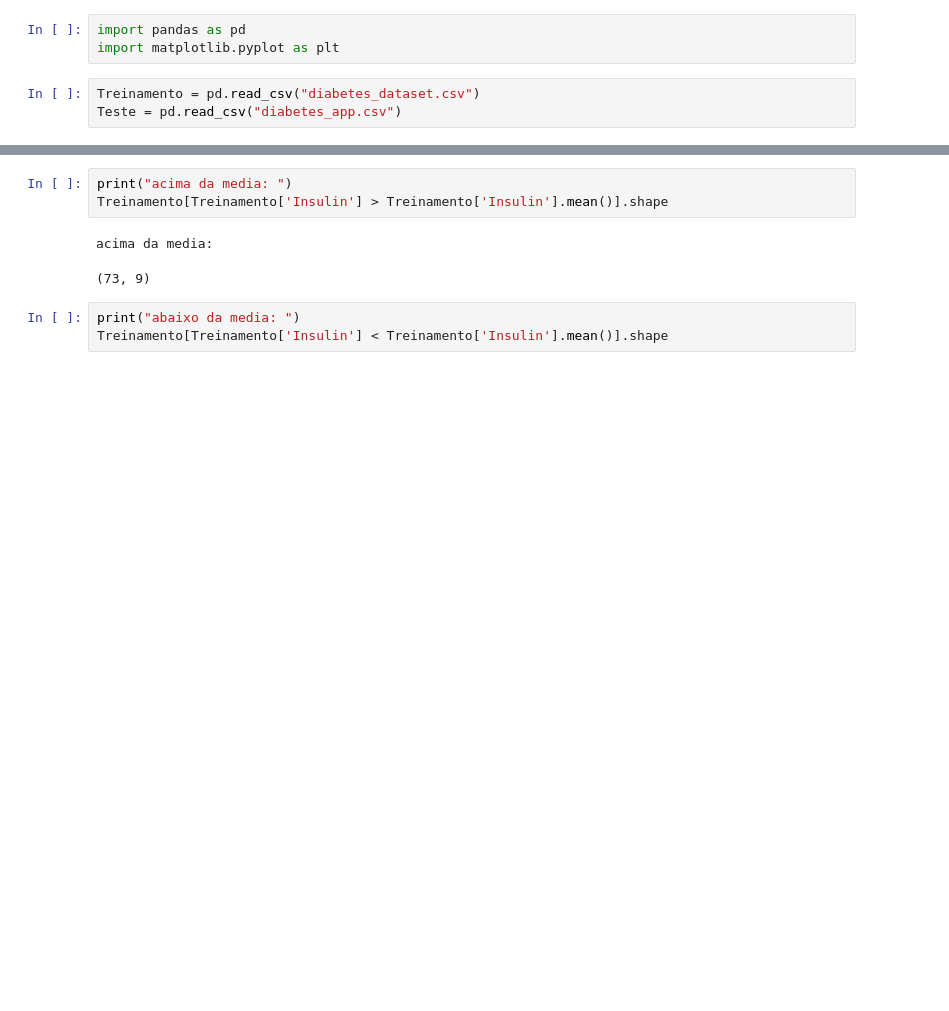
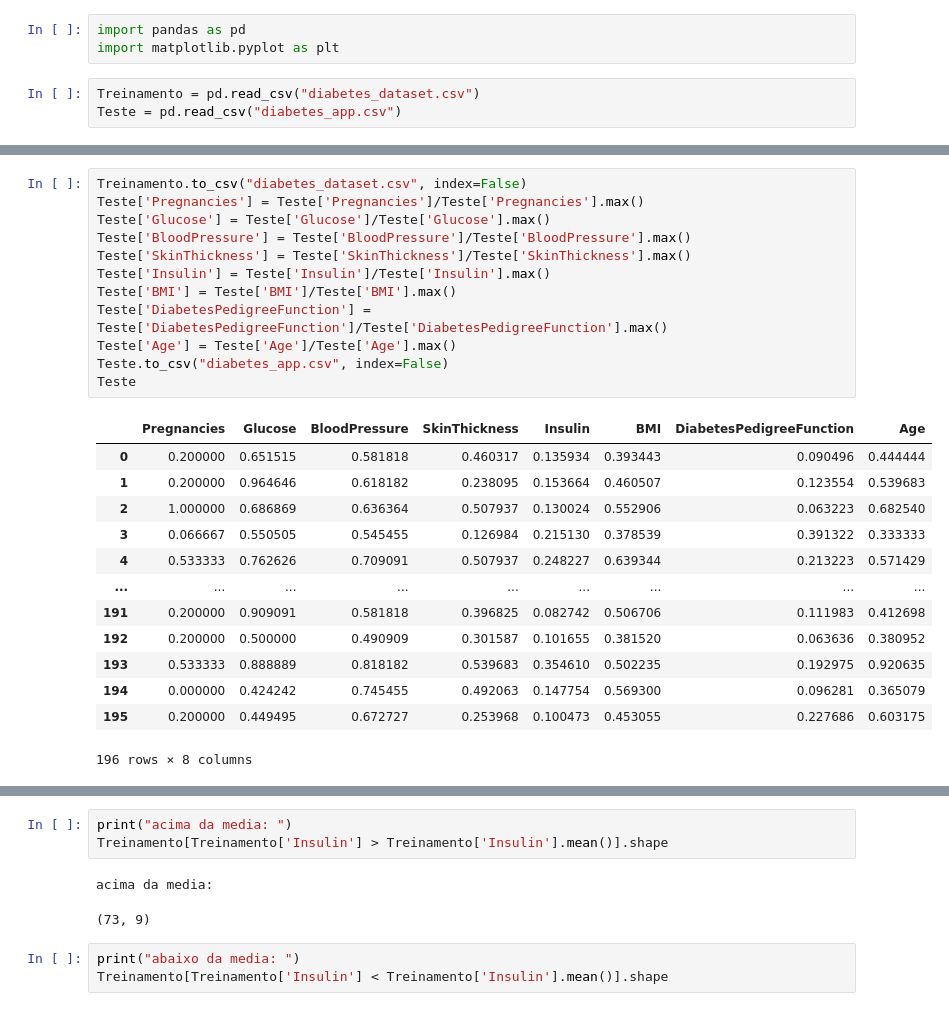
Before and after one commit to wellcezarioo/mlclass, a Jupyter notebook: 01_Preprocessing/Dados.ipynb, the cells around one changed output, grey strips where cells are left out. Cells and saved outputs as stored; diff of their text form; blank space fills up the shorter version.

Commit message:
Knowing more about the dataset

```diff
--- a/01_Preprocessing/Dados.ipynb
+++ b/01_Preprocessing/Dados.ipynb
@@ -22,0 +32,26 @@ Treinamento
+# %%
+Treinamento.to_csv("diabetes_dataset.csv", index=False)
+Teste['Pregnancies'] = Teste['Pregnancies']/Teste['Pregnancies'].max()
+Teste['Glucose'] = Teste['Glucose']/Teste['Glucose'].max()
+Teste['BloodPressure'] = Teste['BloodPressure']/Teste['BloodPressure'].max()
+Teste['SkinThickness'] = Teste['SkinThickness']/Teste['SkinThickness'].max()
+Teste['Insulin'] = Teste['Insulin']/Teste['Insulin'].max()
+Teste['BMI'] = Teste['BMI']/Teste['BMI'].max()
+Teste['DiabetesPedigreeFunction'] = Teste['DiabetesPedigreeFunction']/Teste['DiabetesPedigreeFunction'].max()
+Teste['Age'] = Teste['Age']/Teste['Age'].max()
+Teste.to_csv("diabetes_app.csv", index=False)
+Teste
+# %% [output]
+|  | Pregnancies | Glucose | BloodPressure | SkinThickness | Insulin | BMI | DiabetesPedigreeFunction | Age |
+| 0 | 0.200000 | 0.651515 | 0.581818 | 0.460317 | 0.135934 | 0.393443 | 0.090496 | 0.444444 |
+| 1 | 0.200000 | 0.964646 | 0.618182 | 0.238095 | 0.153664 | 0.460507 | 0.123554 | 0.539683 |
+| 2 | 1.000000 | 0.686869 | 0.636364 | 0.507937 | 0.130024 | 0.552906 | 0.063223 | 0.682540 |
+| 3 | 0.066667 | 0.550505 | 0.545455 | 0.126984 | 0.215130 | 0.378539 | 0.391322 | 0.333333 |
+| 4 | 0.533333 | 0.762626 | 0.709091 | 0.507937 | 0.248227 | 0.639344 | 0.213223 | 0.571429 |
+| ... | ... | ... | ... | ... | ... | ... | ... | ... |
+| 191 | 0.200000 | 0.909091 | 0.581818 | 0.396825 | 0.082742 | 0.506706 | 0.111983 | 0.412698 |
+| 192 | 0.200000 | 0.500000 | 0.490909 | 0.301587 | 0.101655 | 0.381520 | 0.063636 | 0.380952 |
+| 193 | 0.533333 | 0.888889 | 0.818182 | 0.539683 | 0.354610 | 0.502235 | 0.192975 | 0.920635 |
+| 194 | 0.000000 | 0.424242 | 0.745455 | 0.492063 | 0.147754 | 0.569300 | 0.096281 | 0.365079 |
+| 195 | 0.200000 | 0.449495 | 0.672727 | 0.253968 | 0.100473 | 0.453055 | 0.227686 | 0.603175 |
+196 rows × 8 columns
```
Also changed, not shown: parts of 4 cells of this notebook.
